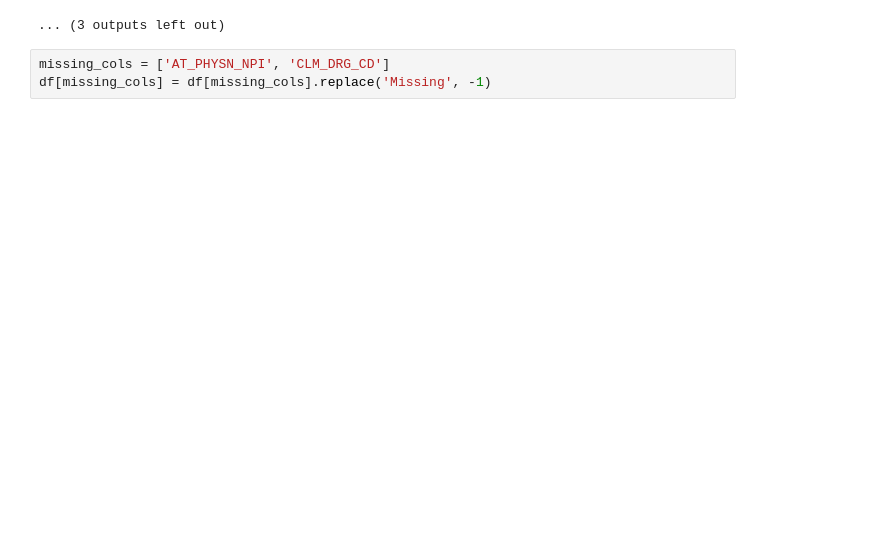
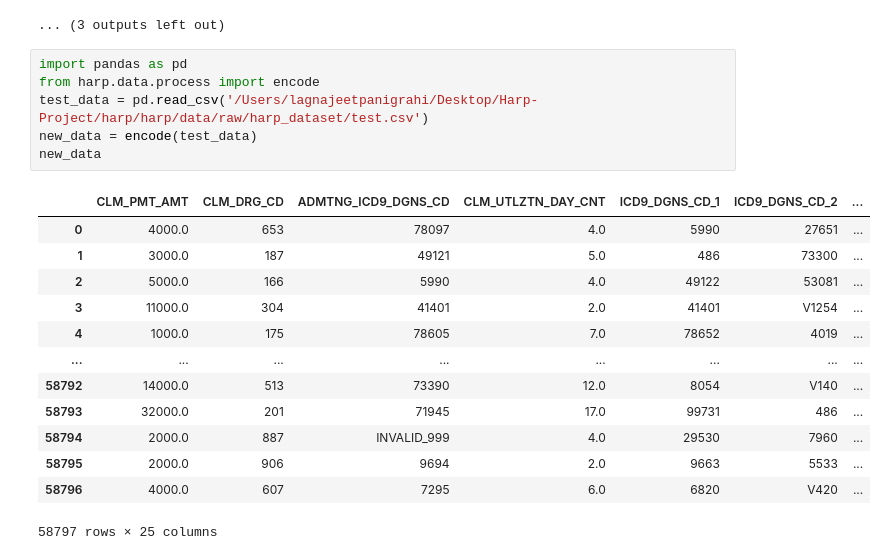
Before and after one commit to Rohit-K814307/harp, a Jupyter notebook: master.ipynb, the cells around one changed output. Cells and saved outputs as stored; diff of their text form; blank space fills up the shorter version.

```diff
--- a/master.ipynb
+++ b/master.ipynb
@@ -821,6 +821,23 @@ Total: 6 columns
 | 1 | CLM_ADMSN_DT | 0.015916 | int64 | 1127 | 0 | NaN | 0.004320 | ... |
 | 0 | ICD9_DGNS_CD_10 | 0.041882 | object | 1952 | 0 | 1.131035 | 0.008186 | ... |
 ... (3 outputs left out)
-# %%
-missing_cols = ['AT_PHYSN_NPI', 'CLM_DRG_CD']
-df[missing_cols] = df[missing_cols].replace('Missing', -1)
+# %%
+import pandas as pd
+from harp.data.process import encode
+test_data = pd.read_csv('/Users/lagnajeetpanigrahi/Desktop/Harp-Project/harp/harp/data/raw/harp_dataset/test.csv')
+new_data = encode(test_data)
+new_data
+# %% [output]
+|  | CLM_PMT_AMT | CLM_DRG_CD | ADMTNG_ICD9_DGNS_CD | CLM_UTLZTN_DAY_CNT | ICD9_DGNS_CD_1 | ICD9_DGNS_CD_2 | ... |
+| 0 | 4000.0 | 653 | 78097 | 4.0 | 5990 | 27651 | ... |
+| 1 | 3000.0 | 187 | 49121 | 5.0 | 486 | 73300 | ... |
+| 2 | 5000.0 | 166 | 5990 | 4.0 | 49122 | 53081 | ... |
+| 3 | 11000.0 | 304 | 41401 | 2.0 | 41401 | V1254 | ... |
+| 4 | 1000.0 | 175 | 78605 | 7.0 | 78652 | 4019 | ... |
+| ... | ... | ... | ... | ... | ... | ... | ... |
+| 58792 | 14000.0 | 513 | 73390 | 12.0 | 8054 | V140 | ... |
+| 58793 | 32000.0 | 201 | 71945 | 17.0 | 99731 | 486 | ... |
+| 58794 | 2000.0 | 887 | INVALID_999 | 4.0 | 29530 | 7960 | ... |
+| 58795 | 2000.0 | 906 | 9694 | 2.0 | 9663 | 5533 | ... |
+| 58796 | 4000.0 | 607 | 7295 | 6.0 | 6820 | V420 | ... |
+58797 rows × 25 columns
```
Also changed, not shown: parts of 2 cells of this notebook, 1 other file.
